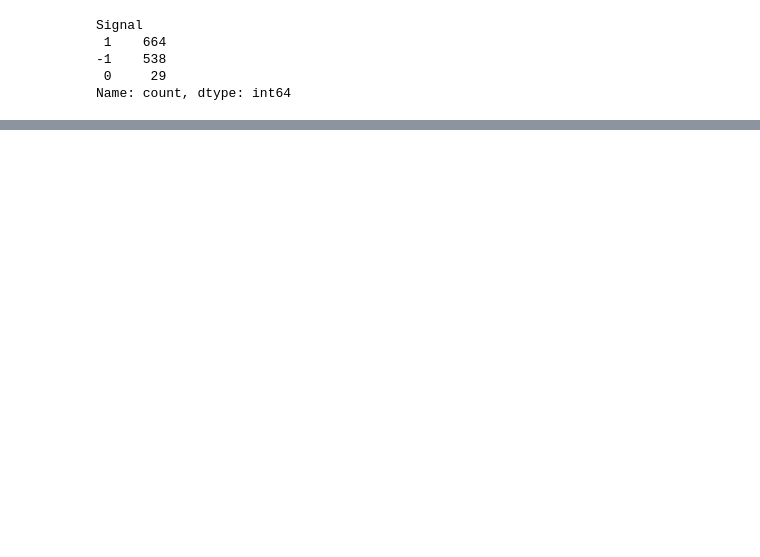
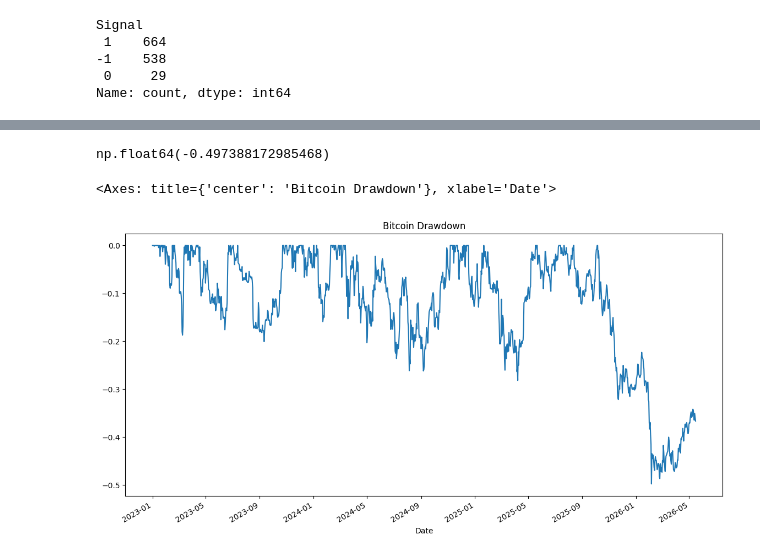
Before and after one commit to rkaban-personal/crypto-market-analysis, a Jupyter notebook: notebooks/btc_analysis.ipynb, the cells around one changed output, grey strips where cells are left out. Drawn from its saved outputs; the diff is of its cells as text; code cells hidden in the pictures; blank space fills up the shorter version.

```diff
--- a/notebooks/btc_analysis.ipynb
+++ b/notebooks/btc_analysis.ipynb
@@ -202,0 +228,18 @@ btc_clean.to_csv("../data/btc_analysis_enriched.csv")
+# %%
+rolling_max = btc_clean["Close"].cummax()
+
+drawdown = (
+    btc_clean["Close"] - rolling_max
+) / rolling_max
+
+drawdown.min()
+# %% [output]
+np.float64(-0.497388172985468)
+# %%
+drawdown.plot(
+    figsize=(14,7),
+    title="Bitcoin Drawdown"
+)
+# %% [output]
+<Axes: title={'center': 'Bitcoin Drawdown'}, xlabel='Date'>
+[figure, added]
```
Also changed, not shown: parts of 11 cells of this notebook, 4 other files.
